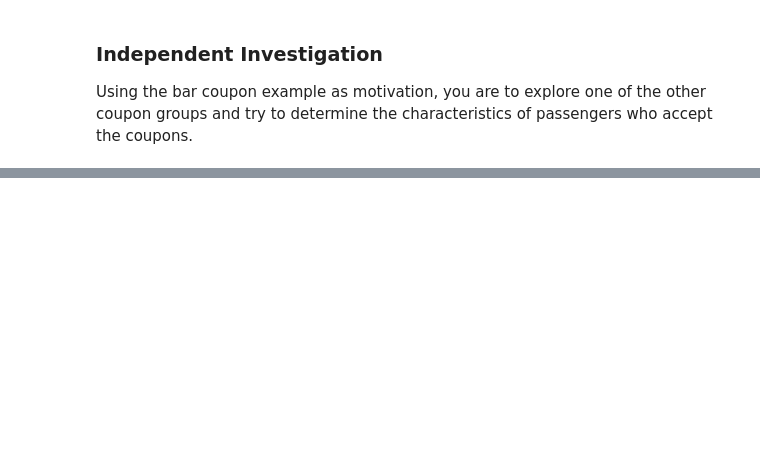
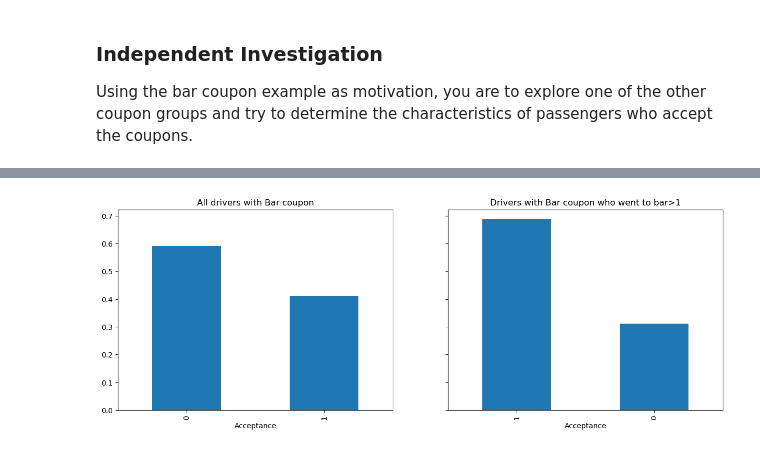
Before and after one commit to vinay-jain-1/WillCustomerAcceptCoupon_assignment_5_1, a Jupyter notebook: prompt.ipynb, the cells around one changed output, grey strips where cells are left out. Saved outputs shown, nothing was run; the diff lists cells and outputs as text; code cells hidden in the pictures; blank space fills up the shorter version.

```diff
--- a/prompt.ipynb
+++ b/prompt.ipynb
@@ -376,0 +445,13 @@ Using the bar coupon example as motivation, you are to explore one of the other
+# %%
+# bar visits greater than 1
+bar_values_lt_1 = ['never', 'less1',]
+bar_visit_gt_1_df = bar_df[~(bar_df['Bar'].isin(bar_values_lt_1))]
+
+# Plot the bar plot showing subplots of bar_df and bar_visit_gt_1_age_gt_25_df
+fig, ax = plt.subplots(1, 2, figsize=(15, 5), sharey=True)
+bar_df['Y'].value_counts(normalize=True).plot(kind='bar', ax=ax[0], title='All drivers with Bar coupon', xlabel='Acceptance')
+bar_visit_gt_1_df['Y'].value_counts(normalize=True).plot(kind='bar', ax=ax[1], title='Drivers with Bar coupon who went to bar>1', xlabel='Acceptance')
+
+plt.show()
+# %% [output]
+[figure, added]
```
Also changed, not shown: parts of 25 cells of this notebook, 1 other file.
